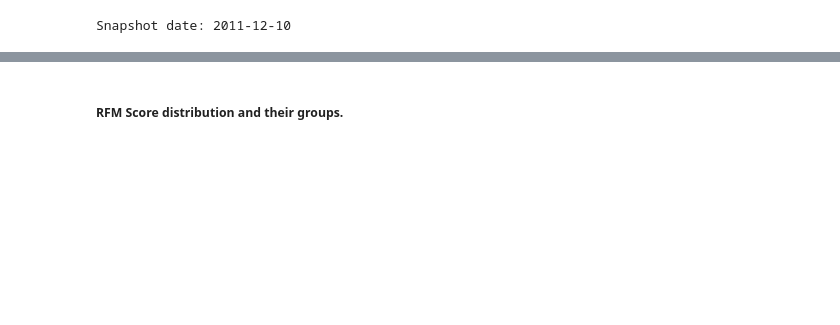
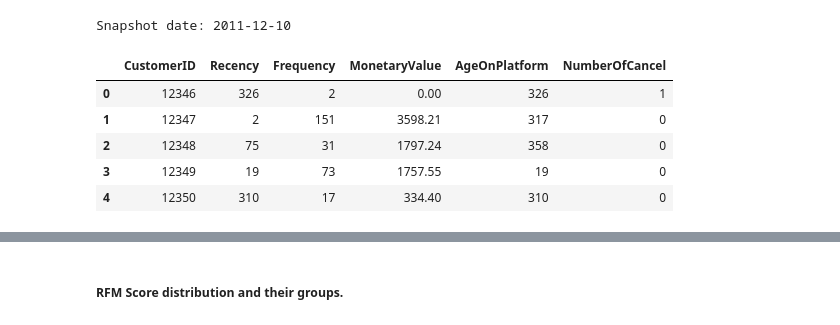
Before and after one commit to vannda21/customer_segmentaion, a Jupyter notebook: Customer_seg.ipynb, the cells around one changed output, grey strips where cells are left out. Saved outputs shown, nothing was run; the diff lists cells and outputs as text; code cells hidden in the pictures; blank space fills up the shorter version.

```diff
--- a/Customer_seg.ipynb
+++ b/Customer_seg.ipynb
@@ -804,3 +804,21 @@ snapshot_date = max(data_rfm.InvoiceDate) + dt.timedelta(days=1)
 print('Snapshot date: {}'.format(snapshot_date.date()))
 # %% [output]
 Snapshot date: 2011-12-10
+# %%
+# Aggregate data on a customer level
+data = data_rfm.groupby(['CustomerID'],as_index=False).agg(Recency = ('InvoiceDate', lambda x: (snapshot_date - x.max()).days),
+                                                           Frequency = ('InvoiceNo', 'count'),
+                                                           MonetaryValue = ('TotalPrice', 'sum'),
+                                                           AgeOnPlatform = ('InvoiceDate', lambda x: (snapshot_date - x.min()).days),
+                                                           NumberOfCancel = ('order_canceled', 'sum')
+                                                          )
+
+# Check the first rows
+data.head()
+# %% [output]
+|  | CustomerID | Recency | Frequency | MonetaryValue | AgeOnPlatform | NumberOfCancel |
+| 0 | 12346 | 326 | 2 | 0.00 | 326 | 1 |
+| 1 | 12347 | 2 | 151 | 3598.21 | 317 | 0 |
+| 2 | 12348 | 75 | 31 | 1797.24 | 358 | 0 |
+| 3 | 12349 | 19 | 73 | 1757.55 | 19 | 0 |
+| 4 | 12350 | 310 | 17 | 334.40 | 310 | 0 |
```
Also changed, not shown: parts of 22 cells of this notebook.
